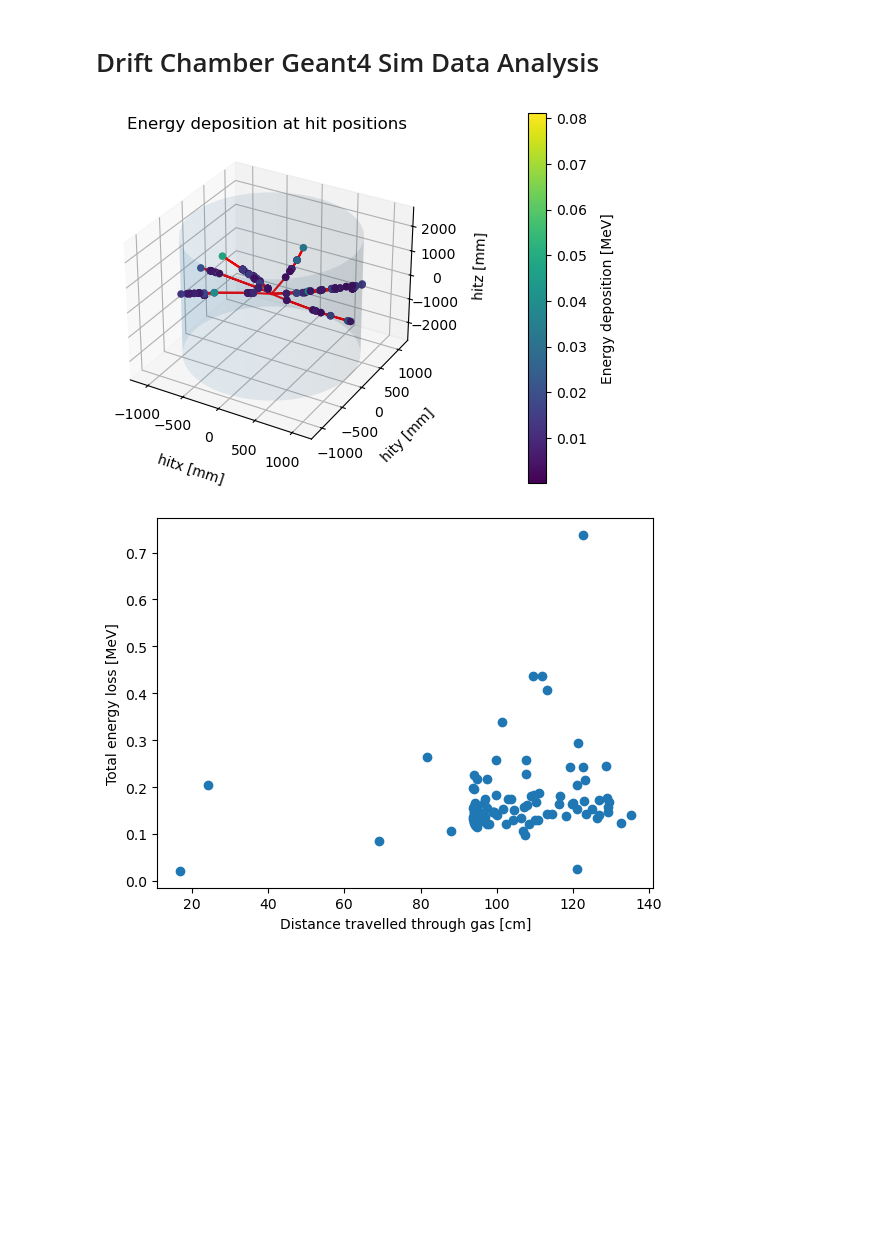
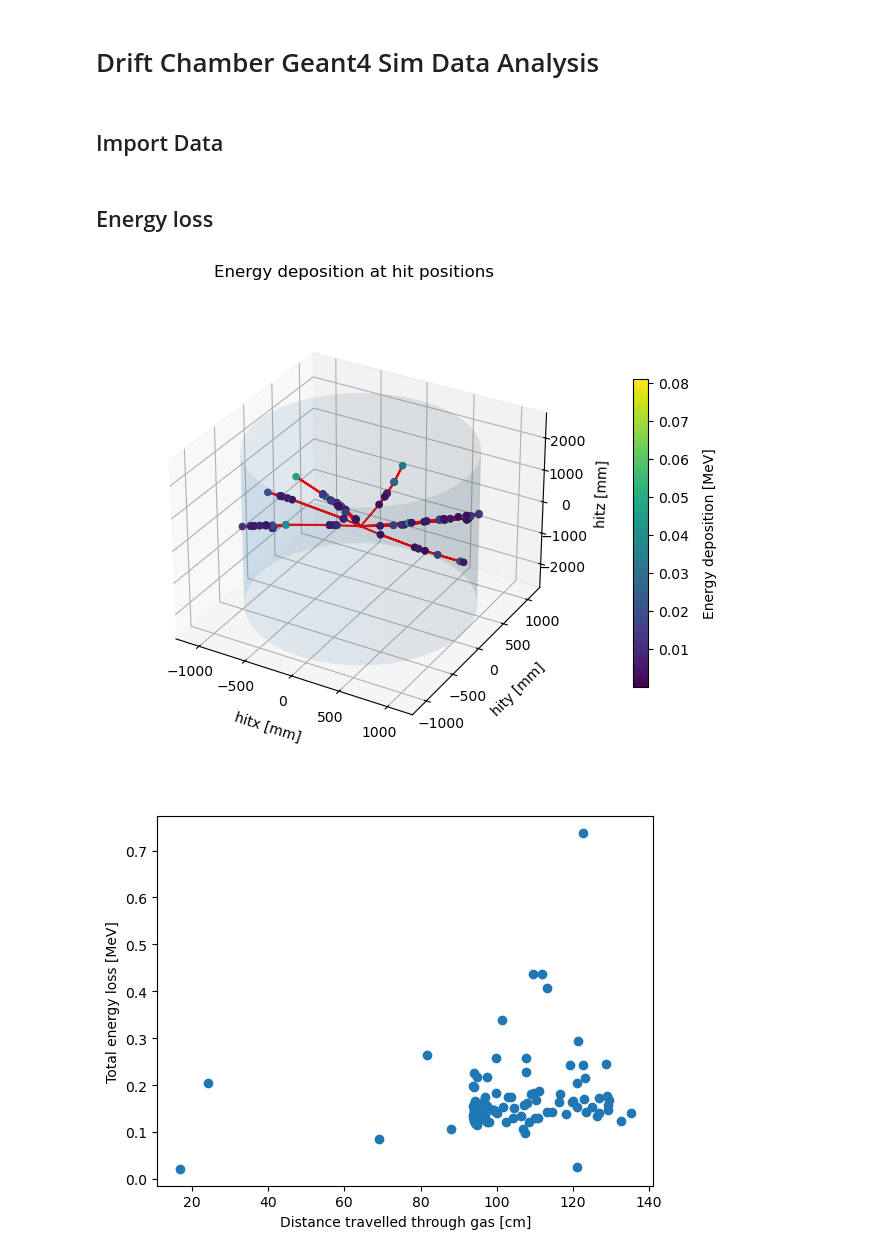
Before and after one commit to JayPRobertson/Belle-II, a Jupyter notebook: Python/geant4_data_analysis.ipynb, the cells around one changed output. Cells and saved outputs as stored; diff of their text form; code cells hidden in the pictures; blank space fills up the shorter version.

```diff
--- a/Python/geant4_data_analysis.ipynb
+++ b/Python/geant4_data_analysis.ipynb
@@ -9,5 +10,7 @@ import random
 
 #%matplotlib widget
+# %% [markdown]
+## Import Data
 # %%
 # Get gas hit data
 events_df = pd.read_csv(f'csv/hits/event_action_data.csv')
@@ -22,3 +28,5 @@ steps_df = pd.read_csv(f'csv/hits/init_step_data.csv')
+# %% [markdown]
+## Energy loss
 # %%
 def data_for_cylinder(r_outer, r_inner, res, height):
     theta = np.linspace(0, 2 * np.pi, res)
@@ -31,8 +39,9 @@ def data_for_cylinder(r_outer, r_inner, res, height):
     return x_grid, y_grid, z_grid
 # %%
 def plot_Edep_per_hit(df, num):
-    fig = plt.figure()
+    fig = plt.figure(figsize=(8,8))
     ax = fig.add_subplot(projection='3d')
+    ax.set_box_aspect(None, zoom=0.85)
 
     hitx = []
     hity = []
@@ -46,35 +55,35 @@ def plot_Edep_per_hit(df, num):
         cur_row = df.loc[i]
 
         try:
             energies += [float(x) for x in cur_row['energies_'][:-1]]
             x = [float(x) for x in cur_row['hitx_'][:-1]]
             y = [float(y) for y in cur_row['hity_'][:-1]]
             z = [float(z) for z in cur_row['hitz_'][:-1]]
 
         except:
             continue
 
         ax.plot3D([0.]+x, [0.]+y, [0.]+z, 'red')
 
         hitx += x
         hity += y
         hitz += z
 
     img = ax.scatter(hitx, hity, hitz, c=energies, cmap='viridis', alpha=1.0)
 
-    cbar = fig.colorbar(img, ax=ax, pad=0.2)
+    cbar = fig.colorbar(img, ax=ax, shrink=0.5, pad=0.05)
     cbar.set_label("Energy deposition [MeV]", labelpad=10)
 
     plt.title("Energy deposition at hit positions")
     ax.set_xlabel('hitx [mm]', labelpad=10)
     ax.set_ylabel('hity [mm]', labelpad=10)
     ax.set_zlabel('hitz [mm]', labelpad=10)
 
 
 num_to_plot = 10
 plot_Edep_per_hit(events_df, num_to_plot)
 # %% [output]
-[figure, old version]
+[figure, new version]
 # %%
 def plot_Eloss_over_dist(df1, df2):
     totE = []
```
Also changed, not shown: parts of 6 cells of this notebook.
